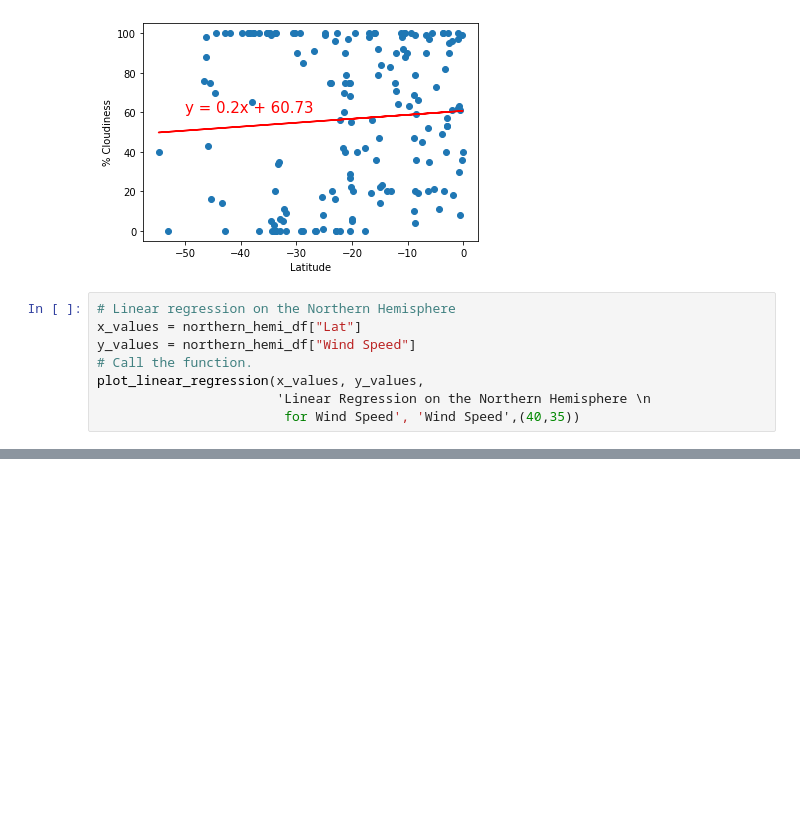
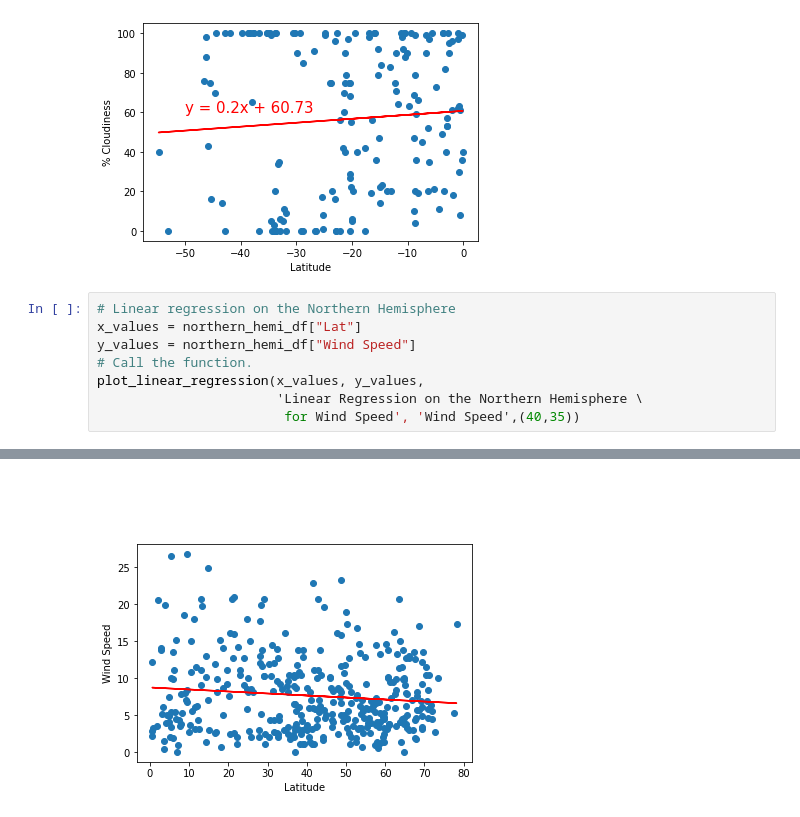
Before and after one commit to dsaulsb1/World_Weather_Analysis, a Jupyter notebook: WeatherPy.ipynb, the cells around one changed output, grey strips where cells are left out. Cells and saved outputs as stored; diff of their text form; blank space fills up the shorter version.

```diff
--- a/WeatherPy.ipynb
+++ b/WeatherPy.ipynb
@@ -346,6 +346,6 @@ x_values = northern_hemi_df["Lat"]
 y_values = northern_hemi_df["Wind Speed"]
 # Call the function.
 plot_linear_regression(x_values, y_values,
-                       'Linear Regression on the Northern Hemisphere \n
+                       'Linear Regression on the Northern Hemisphere \
                         for Wind Speed', 'Wind Speed',(40,35))
 # %% [output]
@@ -352,0 +352 @@ SyntaxError: EOL while scanning string literal (<ipython-input-53-7024af74f12d>,
+[figure, added]
```
Also changed, not shown: parts of 2 cells of this notebook, 1 other file.
